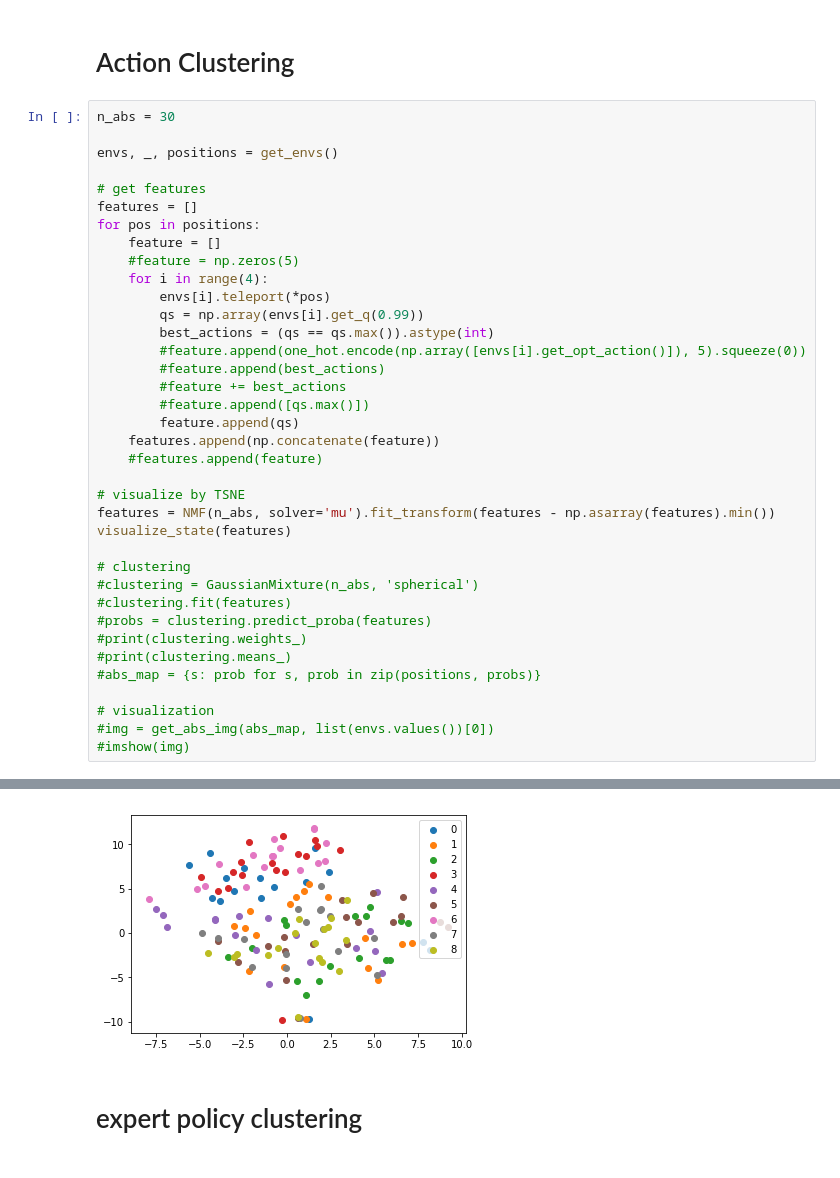
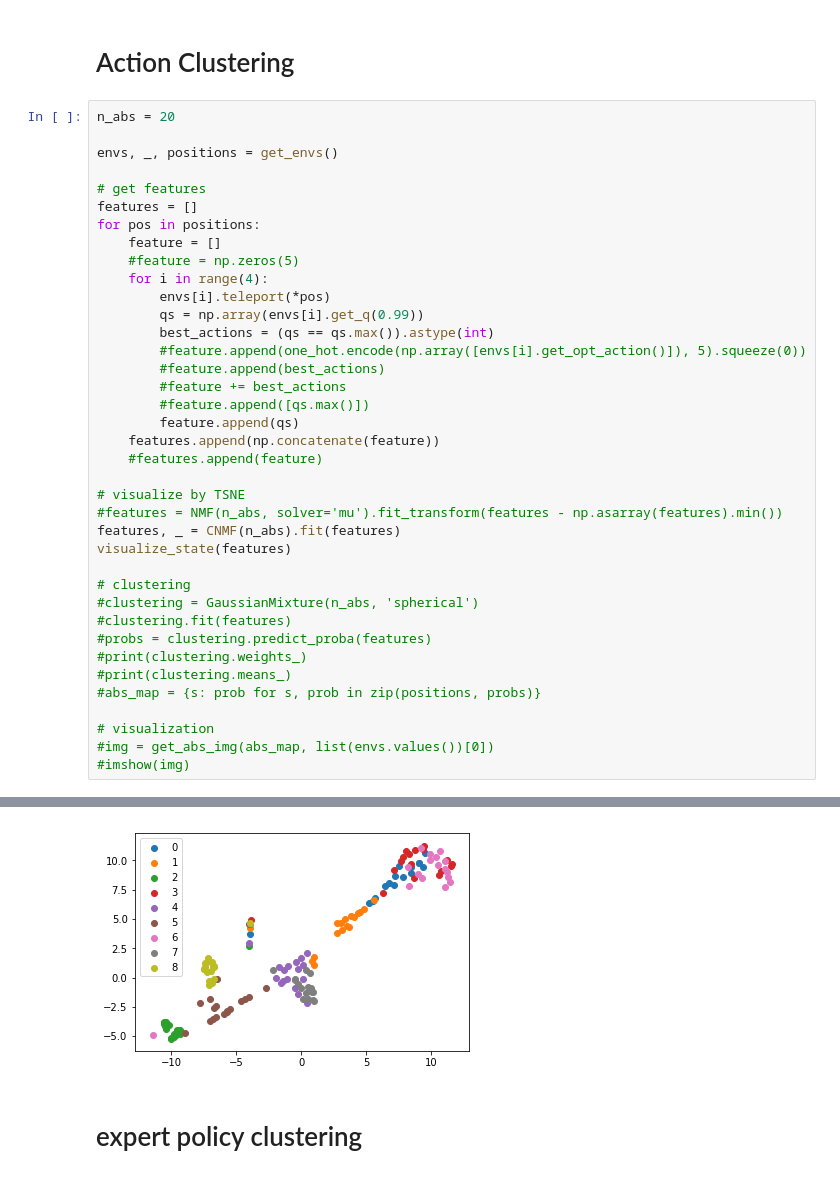
Before and after one commit to lchenat/TSA, a Jupyter notebook: ipynb/visualize_abs.ipynb, the cells around one changed output, grey strips where cells are left out. Saved outputs shown, nothing was run; the diff lists cells and outputs as text.

```diff
--- a/ipynb/visualize_abs.ipynb
+++ b/ipynb/visualize_abs.ipynb
@@ -205,7 +247,7 @@ def visualize_weight(features):
 # %% [markdown]
 # Action Clustering
 # %%
-n_abs = 30
+n_abs = 20
 
 envs, _, positions = get_envs()
 
@@ -227,7 +269,8 @@ for pos in positions:
     #features.append(feature)
 
 # visualize by TSNE
-features = NMF(n_abs, solver='mu').fit_transform(features - np.asarray(features).min())
+#features = NMF(n_abs, solver='mu').fit_transform(features - np.asarray(features).min())
+features, _ = CNMF(n_abs).fit(features)
 visualize_state(features)
 
 # clustering
@@ -262,4 +305,4 @@ test: [(0, 0)]
-[figure, old version]
+[figure, new version]
 # %% [markdown]
 # expert policy clustering
 # %%
```
Also changed, not shown: parts of 2 cells of this notebook.
